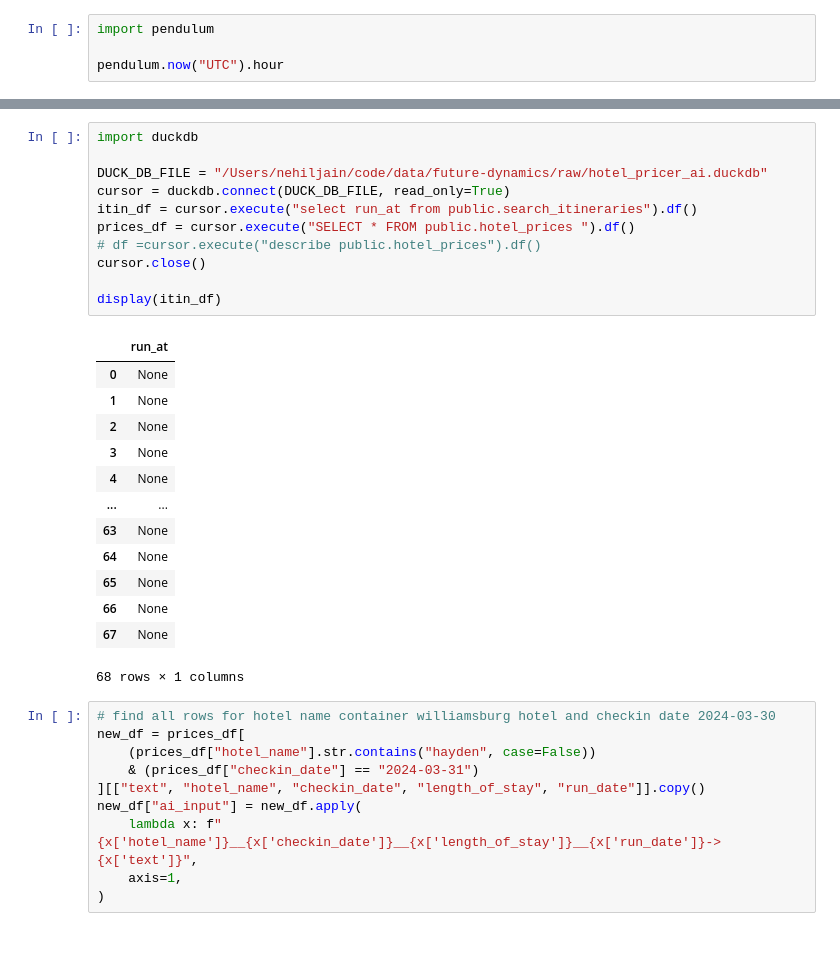
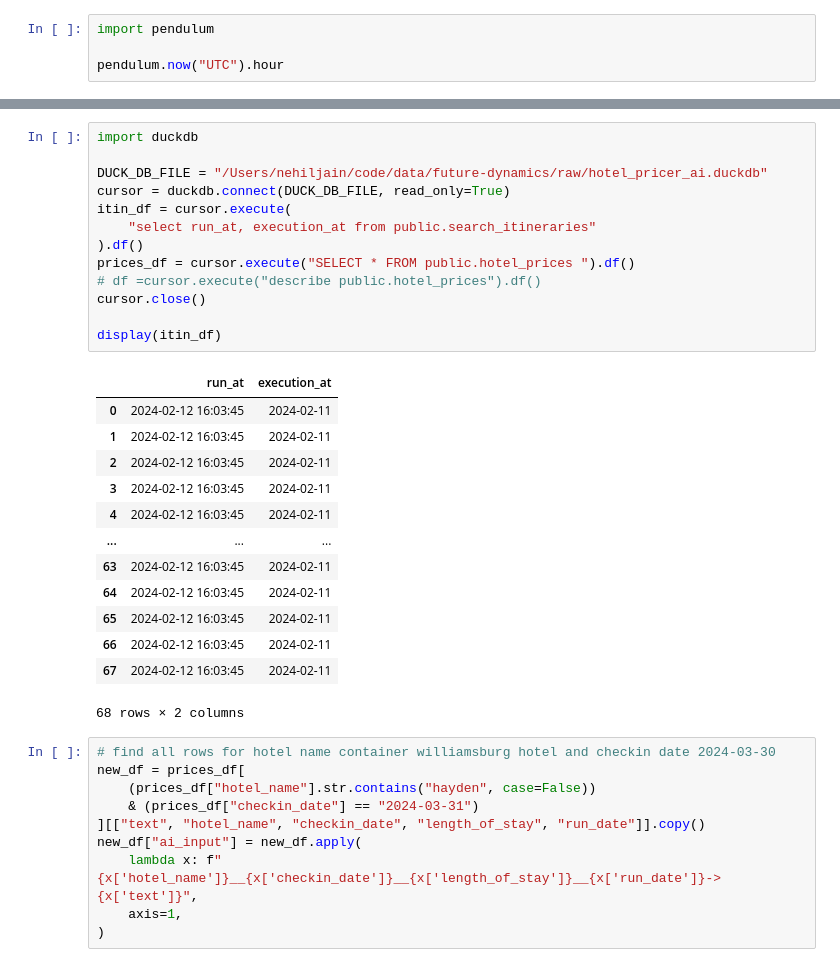
Before and after one commit to nehiljain/future-dynamics, a Jupyter notebook: experiments/dagster_utils.ipynb, the cells around one changed output, grey strips where cells are left out. Drawn from its saved outputs; the diff is of its cells as text.

```diff
--- a/experiments/dagster_utils.ipynb
+++ b/experiments/dagster_utils.ipynb
@@ -218,28 +247,30 @@ cursor.close()
 # %%
 import duckdb
 
 DUCK_DB_FILE = "/Users/nehiljain/code/data/future-dynamics/raw/hotel_pricer_ai.duckdb"
 cursor = duckdb.connect(DUCK_DB_FILE, read_only=True)
-itin_df = cursor.execute("select run_at from public.search_itineraries").df()
+itin_df = cursor.execute(
+    "select run_at, execution_at from public.search_itineraries"
+).df()
 prices_df = cursor.execute("SELECT * FROM public.hotel_prices ").df()
 # df =cursor.execute("describe public.hotel_prices").df()
 cursor.close()
 
 display(itin_df)
 # %% [output]
-|  | run_at |
-| 0 | None |
-| 1 | None |
-| 2 | None |
-| 3 | None |
-| 4 | None |
-| ... | ... |
-| 63 | None |
-| 64 | None |
-| 65 | None |
-| 66 | None |
-| 67 | None |
+|  | run_at | execution_at |
+| 0 | 2024-02-12 16:03:45 | 2024-02-11 |
+| 1 | 2024-02-12 16:03:45 | 2024-02-11 |
+| 2 | 2024-02-12 16:03:45 | 2024-02-11 |
+| 3 | 2024-02-12 16:03:45 | 2024-02-11 |
+| 4 | 2024-02-12 16:03:45 | 2024-02-11 |
+| ... | ... | ... |
+| 63 | 2024-02-12 16:03:45 | 2024-02-11 |
+| 64 | 2024-02-12 16:03:45 | 2024-02-11 |
+| 65 | 2024-02-12 16:03:45 | 2024-02-11 |
+| 66 | 2024-02-12 16:03:45 | 2024-02-11 |
+| 67 | 2024-02-12 16:03:45 | 2024-02-11 |
-68 rows × 1 columns
+68 rows × 2 columns
 # %%
 # find all rows for hotel name container williamsburg hotel and checkin date 2024-03-30
 new_df = prices_df[
```
Also changed, not shown: parts of 13 cells of this notebook, 10 other files.
